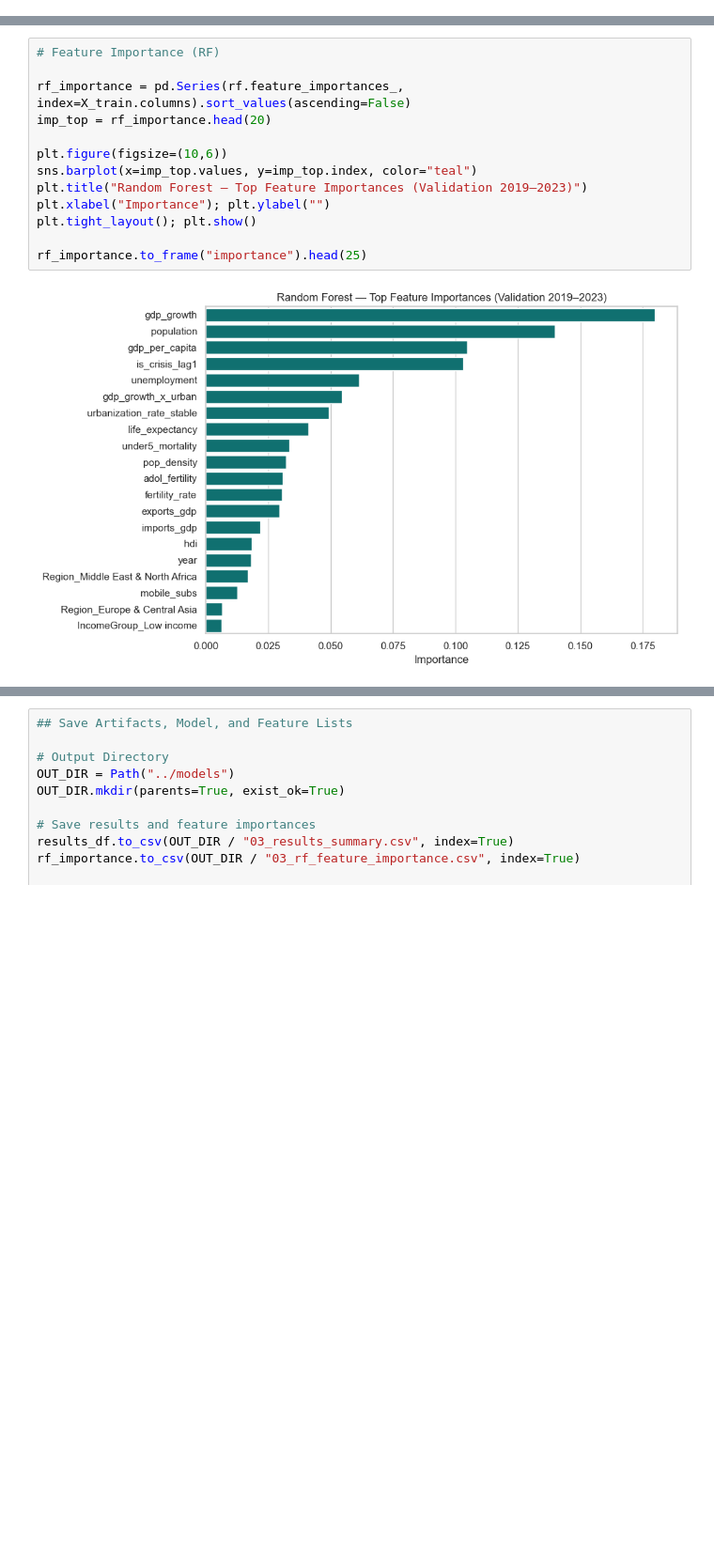
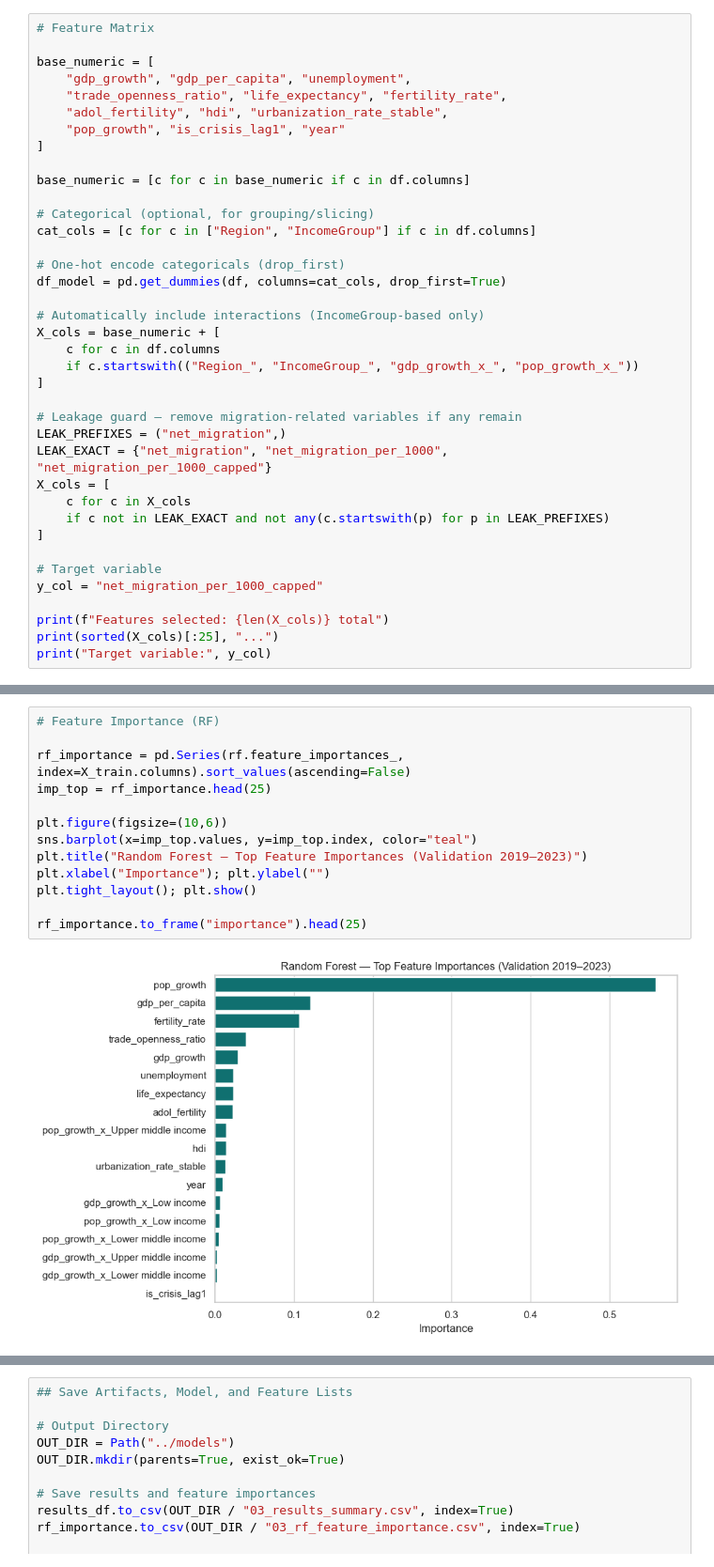
Before and after one commit to gsanaev/forecasting-migration-flows-ml, a Jupyter notebook: notebooks/03-feature-engineering-and-modeling.ipynb, the cells around one changed output, grey strips where cells are left out. Shown at 94% size. Drawn from its saved outputs; the diff is of its cells as text; blank space fills up the shorter version.

Commit message:
Update Notebook 03: feature engineering refinements and model improvements

```diff
--- a/notebooks/03-feature-engineering-and-modeling.ipynb
+++ b/notebooks/03-feature-engineering-and-modeling.ipynb
@@ -149,0 +167,38 @@ Target: net_migration_per_1000
+# %%
+# Feature Matrix
+
+base_numeric = [
+    "gdp_growth", "gdp_per_capita", "unemployment",
+    "trade_openness_ratio", "life_expectancy", "fertility_rate",
+    "adol_fertility", "hdi", "urbanization_rate_stable",
+    "pop_growth", "is_crisis_lag1", "year"
+]
+
+base_numeric = [c for c in base_numeric if c in df.columns]
+
+# Categorical (optional, for grouping/slicing)
+cat_cols = [c for c in ["Region", "IncomeGroup"] if c in df.columns]
+
+# One-hot encode categoricals (drop_first)
+df_model = pd.get_dummies(df, columns=cat_cols, drop_first=True)
+
+# Automatically include interactions (IncomeGroup-based only)
+X_cols = base_numeric + [
+    c for c in df.columns
+    if c.startswith(("Region_", "IncomeGroup_", "gdp_growth_x_", "pop_growth_x_"))
+]
+
+# Leakage guard — remove migration-related variables if any remain
+LEAK_PREFIXES = ("net_migration",)
+LEAK_EXACT = {"net_migration", "net_migration_per_1000", "net_migration_per_1000_capped"}
+X_cols = [
+    c for c in X_cols
+    if c not in LEAK_EXACT and not any(c.startswith(p) for p in LEAK_PREFIXES)
+]
+
+# Target variable
+y_col = "net_migration_per_1000_capped"
+
+print(f"Features selected: {len(X_cols)} total")
+print(sorted(X_cols)[:25], "...")
+print("Target variable:", y_col)
@@ -290,16 +385,16 @@ results_df
 # %%
 # Feature Importance (RF)
 
 rf_importance = pd.Series(rf.feature_importances_, index=X_train.columns).sort_values(ascending=False)
-imp_top = rf_importance.head(20)
+imp_top = rf_importance.head(25)
 
 plt.figure(figsize=(10,6))
 sns.barplot(x=imp_top.values, y=imp_top.index, color="teal")
 plt.title("Random Forest — Top Feature Importances (Validation 2019–2023)")
 plt.xlabel("Importance"); plt.ylabel("")
 plt.tight_layout(); plt.show()
 
 rf_importance.to_frame("importance").head(25)
 # %% [output]
-[figure, old version]
+[figure, new version]
 |  | importance |
```
Also changed, not shown: parts of 21 cells of this notebook.
